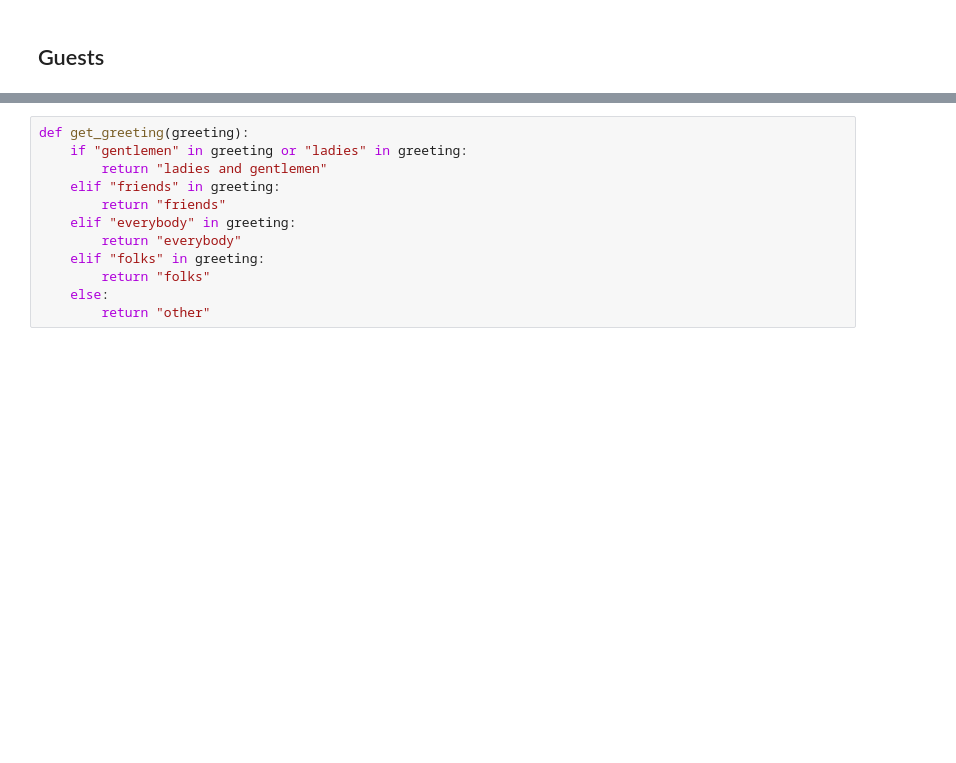
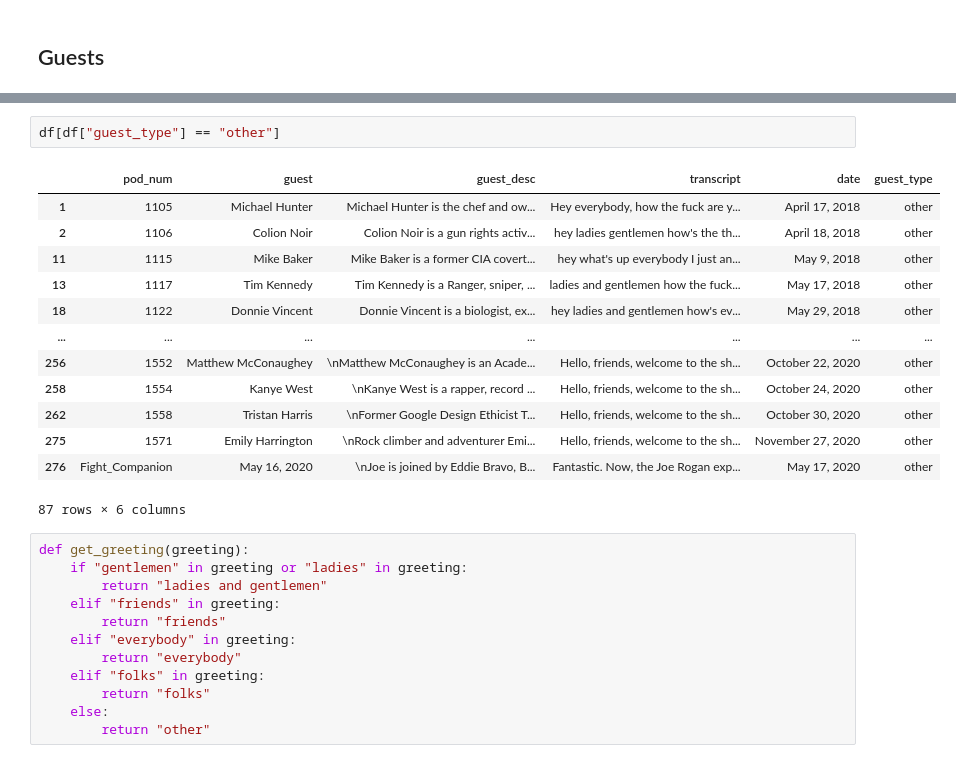
Before and after one commit to BryceHamilton/jre, a Jupyter notebook: analysis.ipynb, the cells around one changed output, grey strips where cells are left out. Drawn from its saved outputs; the diff is of its cells as text; blank space fills up the shorter version.

```diff
--- a/analysis.ipynb
+++ b/analysis.ipynb
@@ -43,3 +59,19 @@ dtype: float64
+# %%
+df[df["guest_type"] == "other"]
+# %% [output]
+|  | pod_num | guest | guest_desc | transcript | date | guest_type |
+| 1 | 1105 | Michael Hunter | Michael Hunter is the chef and ow... | Hey everybody, how the fuck are y... | April 17, 2018 | other |
+| 2 | 1106 | Colion Noir | Colion Noir is a gun rights activ... | hey ladies gentlemen how's the th... | April 18, 2018 | other |
+| 11 | 1115 | Mike Baker | Mike Baker is a former CIA covert... | hey what's up everybody I just an... | May 9, 2018 | other |
+| 13 | 1117 | Tim Kennedy | Tim Kennedy is a Ranger, sniper, ... | ladies and gentlemen how the fuck... | May 17, 2018 | other |
+| 18 | 1122 | Donnie Vincent | Donnie Vincent is a biologist, ex... | hey ladies and gentlemen how's ev... | May 29, 2018 | other |
+| ... | ... | ... | ... | ... | ... | ... |
+| 256 | 1552 | Matthew McConaughey | \nMatthew McConaughey is an Acade... | Hello, friends, welcome to the sh... | October 22, 2020 | other |
+| 258 | 1554 | Kanye West | \nKanye West is a rapper, record ... | Hello, friends, welcome to the sh... | October 24, 2020 | other |
+| 262 | 1558 | Tristan Harris | \nFormer Google Design Ethicist T... | Hello, friends, welcome to the sh... | October 30, 2020 | other |
+| 275 | 1571 | Emily Harrington | \nRock climber and adventurer Emi... | Hello, friends, welcome to the sh... | November 27, 2020 | other |
+| 276 | Fight_Companion | May 16, 2020 | \nJoe is joined by Eddie Bravo, B... | Fantastic. Now, the Joe Rogan exp... | May 17, 2020 | other |
+87 rows × 6 columns
 # %%
 def get_greeting(greeting):
     if "gentlemen" in greeting or "ladies" in greeting:
```
Also changed, not shown: parts of 11 cells of this notebook.
